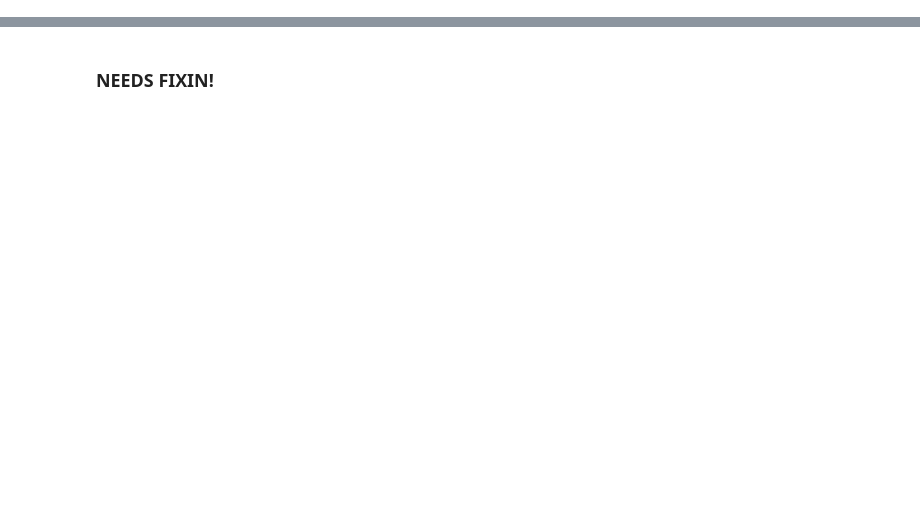
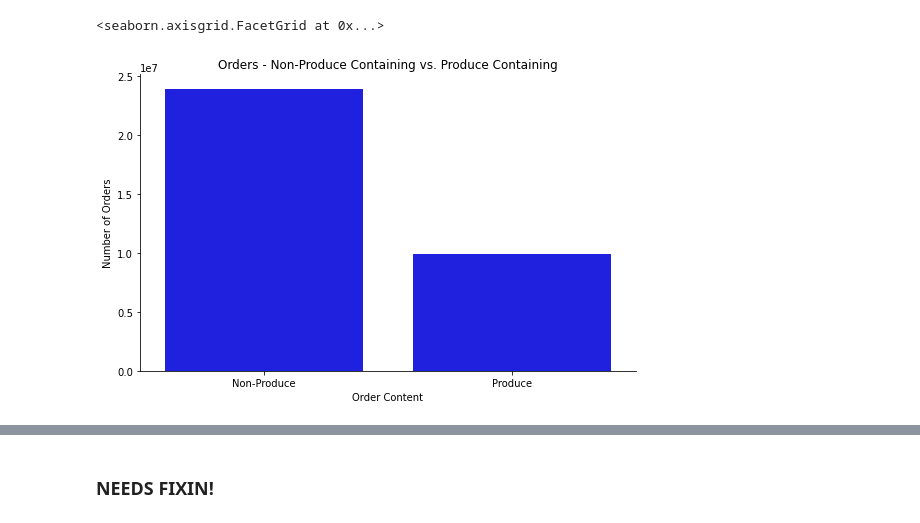
Before and after one commit to stemlock/Instacart_Market_Basket_Data_Analysis, a Jupyter notebook: roughwork_Faris.ipynb, the cells around one changed output, grey strips where cells are left out. Cells and saved outputs as stored; diff of their text form; code cells hidden in the pictures; blank space fills up the shorter version.

```diff
--- a/roughwork_Faris.ipynb
+++ b/roughwork_Faris.ipynb
@@ -8,0 +179,5 @@ import seaborn as sns
+# %%
+wc = whole
+# %%
+wc['produce'] = wc['department'].str.contains('produce').astype(int)
+wc
@@ -8,0 +198,7 @@ import seaborn as sns
+# %%
+g = sns.factorplot("produce", data=wc, aspect=1.5, kind="count", color="b")
+g.set_xticklabels(['Non-Produce', 'Produce'])
+g.set(xlabel='Order Content', ylabel='Number of Orders', title='Orders - Non-Produce Containing vs. Produce Containing')
+# %% [output]
+<seaborn.axisgrid.FacetGrid at 0x...>
+[figure, added]
```
Also changed, not shown: parts of 72 cells of this notebook.
